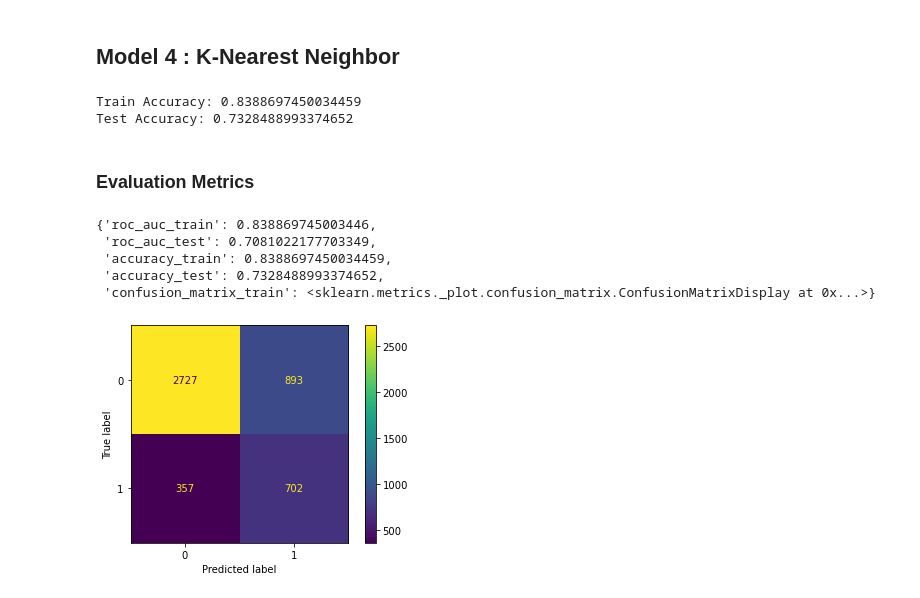
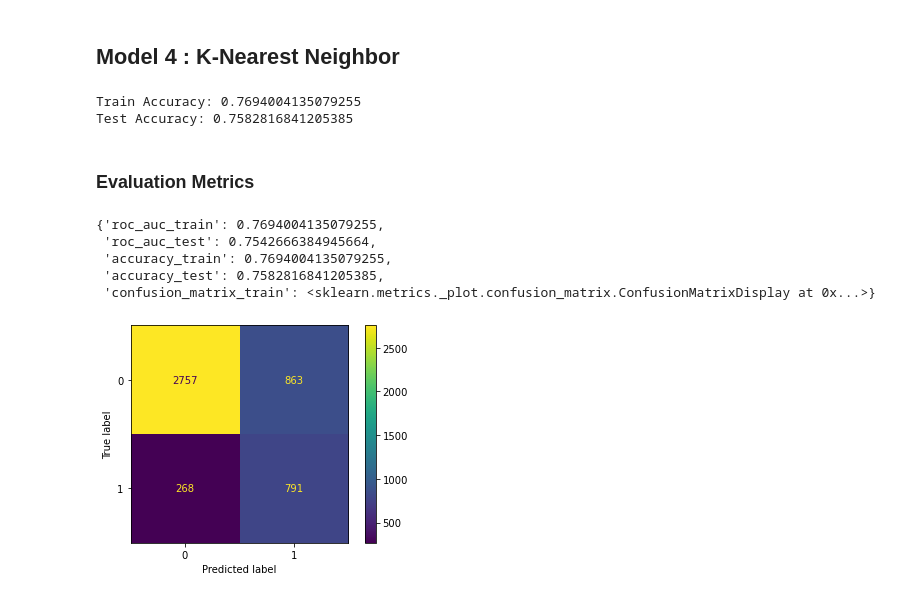
Before and after one commit to EdmundNyaribo/Phase3project_H1N1_vaccine_predic, a Jupyter notebook: index.ipynb, the cells around one changed output. Saved outputs shown, nothing was run; the diff lists cells and outputs as text; code cells hidden in the pictures.

Commit message:
model generation

```diff
--- a/index.ipynb
+++ b/index.ipynb
@@ -574,26 +617,26 @@ generate_classification_report(y_test, y_test_pred_3)
 # %%
 # KNN
 # Create and train the model
-model = KNeighborsClassifier(n_neighbors=7)
-model.fit(X_train_scaled, y_train)
+knn_model = KNeighborsClassifier(n_neighbors=50)
+knn_model.fit(X_train_scaled, y_train)
 
 # Predict and evaluate
-y_pred_train = model.predict(X_train_scaled)
-y_pred = model.predict(X_test_scaled)
+y_pred_train = knn_model.predict(X_train_scaled)
+y_pred = knn_model.predict(X_test_scaled)
 print(f"Train Accuracy: {accuracy_score(y_train, y_pred_train)}")
 print(f"Test Accuracy: {accuracy_score(y_test, y_pred)}")
 # %% [output]
-Train Accuracy: 0.8388697450034459
-Test Accuracy: 0.7328488993374652
+Train Accuracy: 0.7694004135079255
+Test Accuracy: 0.7582816841205385
 # %% [markdown]
 ### Evaluation Metrics
 # %%
-#checking for random forest metrics using the predefiend function
-evaluate_model_metrics(model, X_train_scaled, y_train, X_test_scaled, y_test)
+#checking for KNN metrics using the predefiend function
+evaluate_model_metrics(knn_model, X_train_scaled, y_train, X_test_scaled, y_test)
 # %% [output]
-{'roc_auc_train': 0.838869745003446,
- 'roc_auc_test': 0.7081022177703349,
- 'accuracy_train': 0.8388697450034459,
- 'accuracy_test': 0.7328488993374652,
+{'roc_auc_train': 0.7694004135079255,
+ 'roc_auc_test': 0.7542666384945664,
+ 'accuracy_train': 0.7694004135079255,
+ 'accuracy_test': 0.7582816841205385,
  'confusion_matrix_train': <sklearn.metrics._plot.confusion_matrix.ConfusionMatrixDisplay at 0x...>}
-[figure, old version]
+[figure, new version]
```
Also changed, not shown: parts of 19 cells of this notebook.
